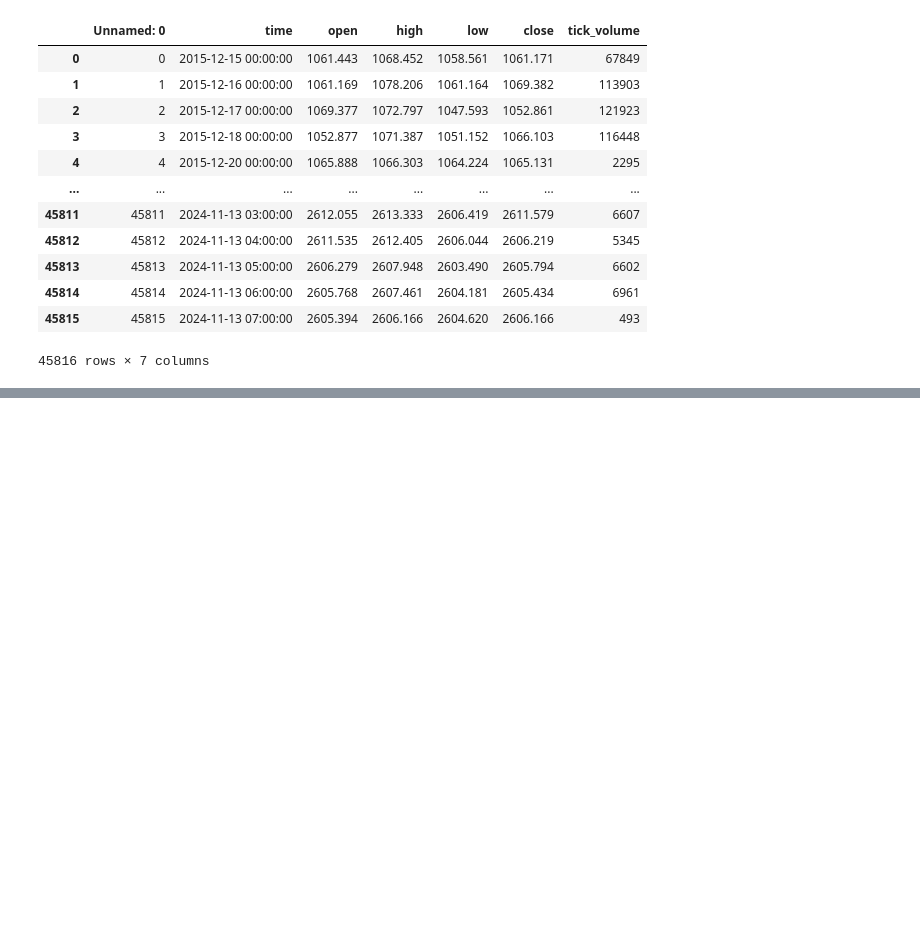
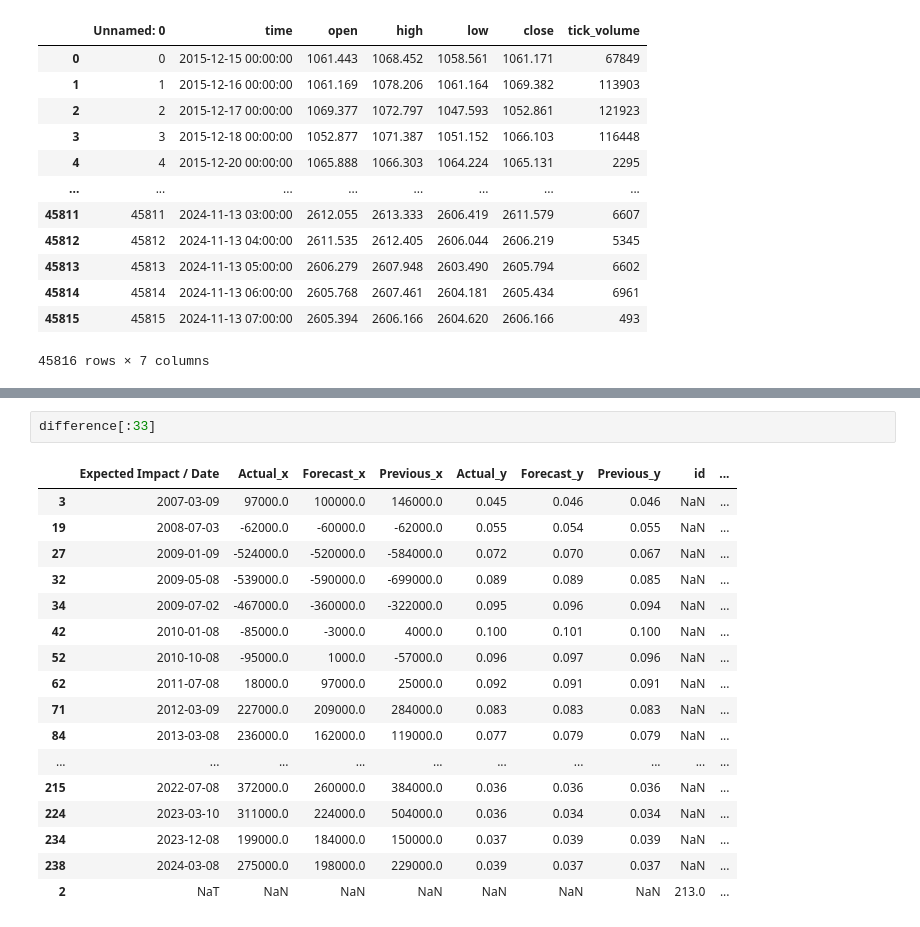
Before and after one commit to marfoky/ASBA-NLP-with-Deep-learning, a Jupyter notebook: News_price_prediction_with_NLP.ipynb, the cells around one changed output, grey strips where cells are left out. Drawn from its saved outputs; the diff is of its cells as text; blank space fills up the shorter version.

```diff
--- a/News_price_prediction_with_NLP.ipynb
+++ b/News_price_prediction_with_NLP.ipynb
@@ -98,0 +242,20 @@ combined_data_sorted
+# %%
+difference[:33]
+# %% [output]
+|  | Expected Impact / Date | Actual_x | Forecast_x | Previous_x | Actual_y | Forecast_y | Previous_y | id | ... |
+| 3 | 2007-03-09 | 97000.0 | 100000.0 | 146000.0 | 0.045 | 0.046 | 0.046 | NaN | ... |
+| 19 | 2008-07-03 | -62000.0 | -60000.0 | -62000.0 | 0.055 | 0.054 | 0.055 | NaN | ... |
+| 27 | 2009-01-09 | -524000.0 | -520000.0 | -584000.0 | 0.072 | 0.070 | 0.067 | NaN | ... |
+| 32 | 2009-05-08 | -539000.0 | -590000.0 | -699000.0 | 0.089 | 0.089 | 0.085 | NaN | ... |
+| 34 | 2009-07-02 | -467000.0 | -360000.0 | -322000.0 | 0.095 | 0.096 | 0.094 | NaN | ... |
+| 42 | 2010-01-08 | -85000.0 | -3000.0 | 4000.0 | 0.100 | 0.101 | 0.100 | NaN | ... |
+| 52 | 2010-10-08 | -95000.0 | 1000.0 | -57000.0 | 0.096 | 0.097 | 0.096 | NaN | ... |
+| 62 | 2011-07-08 | 18000.0 | 97000.0 | 25000.0 | 0.092 | 0.091 | 0.091 | NaN | ... |
+| 71 | 2012-03-09 | 227000.0 | 209000.0 | 284000.0 | 0.083 | 0.083 | 0.083 | NaN | ... |
+| 84 | 2013-03-08 | 236000.0 | 162000.0 | 119000.0 | 0.077 | 0.079 | 0.079 | NaN | ... |
+| ... | ... | ... | ... | ... | ... | ... | ... | ... | ... |
+| 215 | 2022-07-08 | 372000.0 | 260000.0 | 384000.0 | 0.036 | 0.036 | 0.036 | NaN | ... |
+| 224 | 2023-03-10 | 311000.0 | 224000.0 | 504000.0 | 0.036 | 0.034 | 0.034 | NaN | ... |
+| 234 | 2023-12-08 | 199000.0 | 184000.0 | 150000.0 | 0.037 | 0.039 | 0.039 | NaN | ... |
+| 238 | 2024-03-08 | 275000.0 | 198000.0 | 229000.0 | 0.039 | 0.037 | 0.037 | NaN | ... |
+| 2 | NaT | NaN | NaN | NaN | NaN | NaN | NaN | 213.0 | ... |
```
Also changed, not shown: parts of 14 cells of this notebook, 9 other files.
